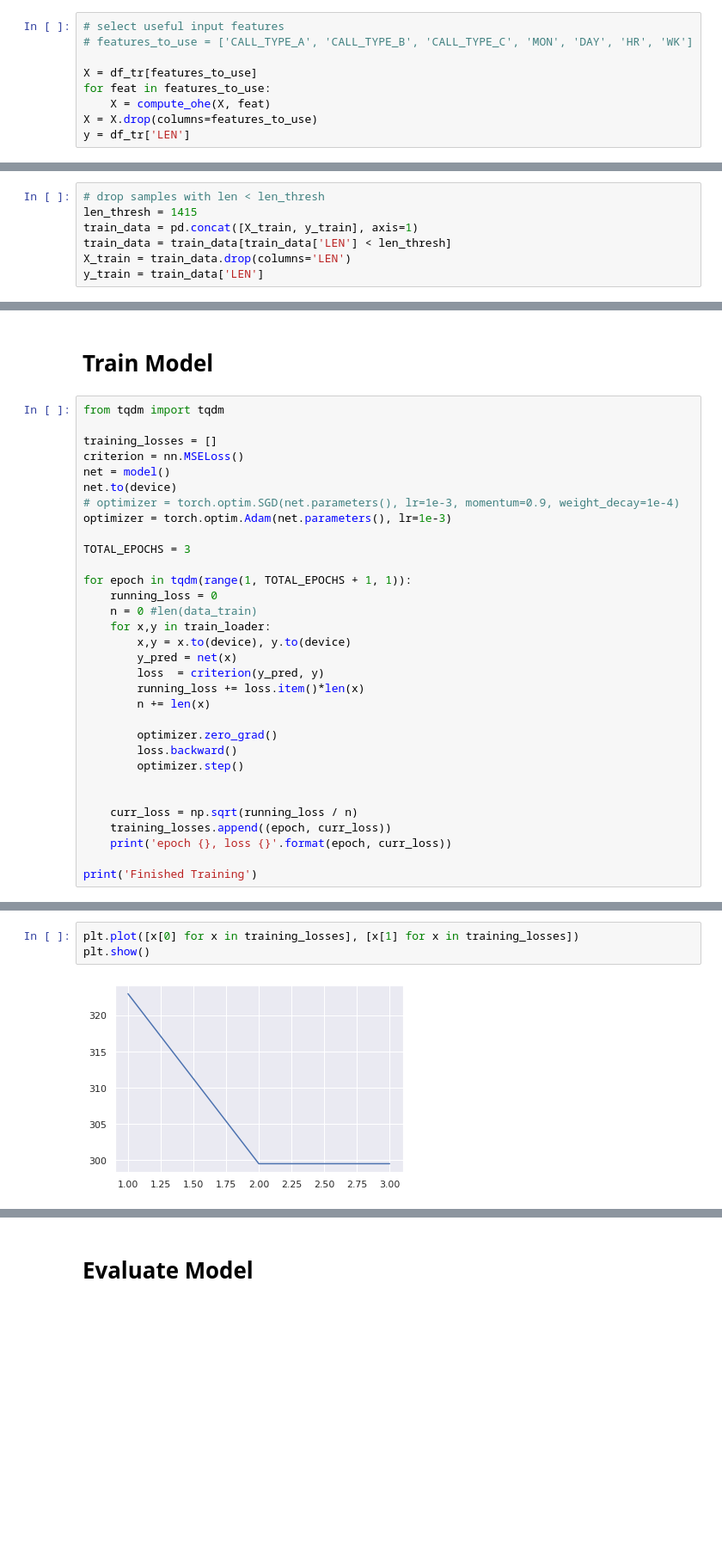
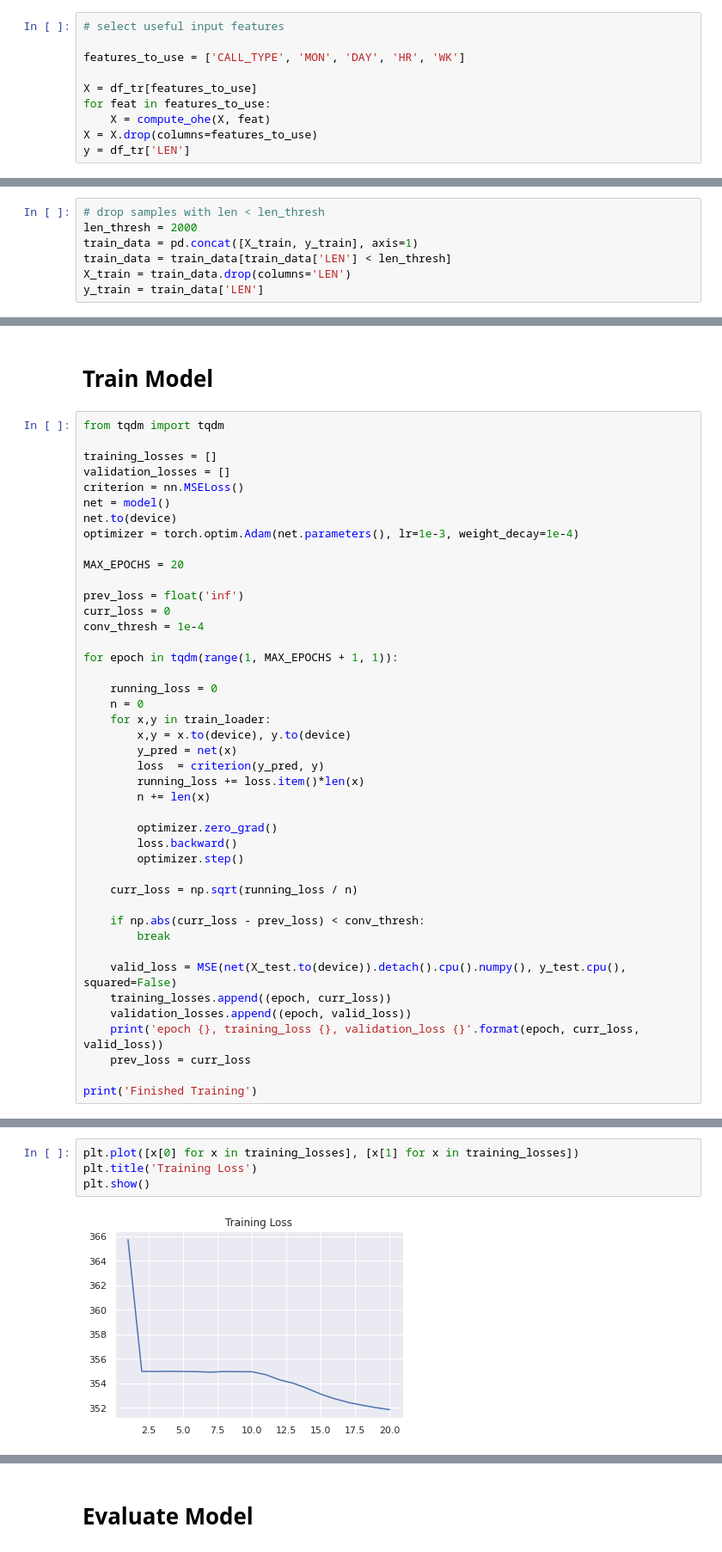
Before and after one commit to inno-apfel/cse151-final-project, a Jupyter notebook: project.ipynb, the cells around one changed output, grey strips where cells are left out. Shown at 86% size. Drawn from its saved outputs; the diff is of its cells as text; blank space fills up the shorter version.

```diff
--- a/project.ipynb
+++ b/project.ipynb
@@ -92,6 +73,7 @@ features_to_use = ['CALL_TYPE', 'HR', 'WK']
 # %%
 # select useful input features
-# features_to_use = ['CALL_TYPE_A', 'CALL_TYPE_B', 'CALL_TYPE_C', 'MON', 'DAY', 'HR', 'WK']
+
+features_to_use = ['CALL_TYPE', 'MON', 'DAY', 'HR', 'WK']
 
 X = df_tr[features_to_use]
 for feat in features_to_use:
@@ -114,6 +88,6 @@ X_test.shape
 # %%
 # drop samples with len < len_thresh
-len_thresh = 1415
+len_thresh = 2000
 train_data = pd.concat([X_train, y_train], axis=1)
 train_data = train_data[train_data['LEN'] < len_thresh]
 X_train = train_data.drop(columns='LEN')
@@ -209,17 +177,22 @@ class model(nn.Module):
 from tqdm import tqdm
 
 training_losses = []
+validation_losses = []
 criterion = nn.MSELoss()
 net = model()
 net.to(device)
-# optimizer = torch.optim.SGD(net.parameters(), lr=1e-3, momentum=0.9, weight_decay=1e-4)
-optimizer = torch.optim.Adam(net.parameters(), lr=1e-3)
+optimizer = torch.optim.Adam(net.parameters(), lr=1e-3, weight_decay=1e-4)
 
-TOTAL_EPOCHS = 3
+MAX_EPOCHS = 20
 
-for epoch in tqdm(range(1, TOTAL_EPOCHS + 1, 1)):
+prev_loss = float('inf')
+curr_loss = 0
+conv_thresh = 1e-4
+
+for epoch in tqdm(range(1, MAX_EPOCHS + 1, 1)):
+
     running_loss = 0
-    n = 0 #len(data_train)
+    n = 0
     for x,y in train_loader:
         x,y = x.to(device), y.to(device)
         y_pred = net(x)
@@ -231,10 +204,16 @@ for epoch in tqdm(range(1, TOTAL_EPOCHS + 1, 1)):
         loss.backward()
         optimizer.step()
 
+    curr_loss = np.sqrt(running_loss / n)
 
-    curr_loss = np.sqrt(running_loss / n)
+    if np.abs(curr_loss - prev_loss) < conv_thresh:
+        break
+
+    valid_loss = MSE(net(X_test.to(device)).detach().cpu().numpy(), y_test.cpu(), squared=False)
     training_losses.append((epoch, curr_loss))
-    print('epoch {}, loss {}'.format(epoch, curr_loss))
+    validation_losses.append((epoch, valid_loss))
+    print('epoch {}, training_loss {}, validation_loss {}'.format(epoch, curr_loss, valid_loss))
+    prev_loss = curr_loss
 
 print('Finished Training')
 # %% [output]
@@ -245,5 +233,6 @@ Finished Training
 # %%
 plt.plot([x[0] for x in training_losses], [x[1] for x in training_losses])
+plt.title('Training Loss')
 plt.show()
 # %% [output]
-[figure, old version]
+[figure, new version]
```
Also changed, not shown: parts of 16 cells of this notebook, 1 other file.
